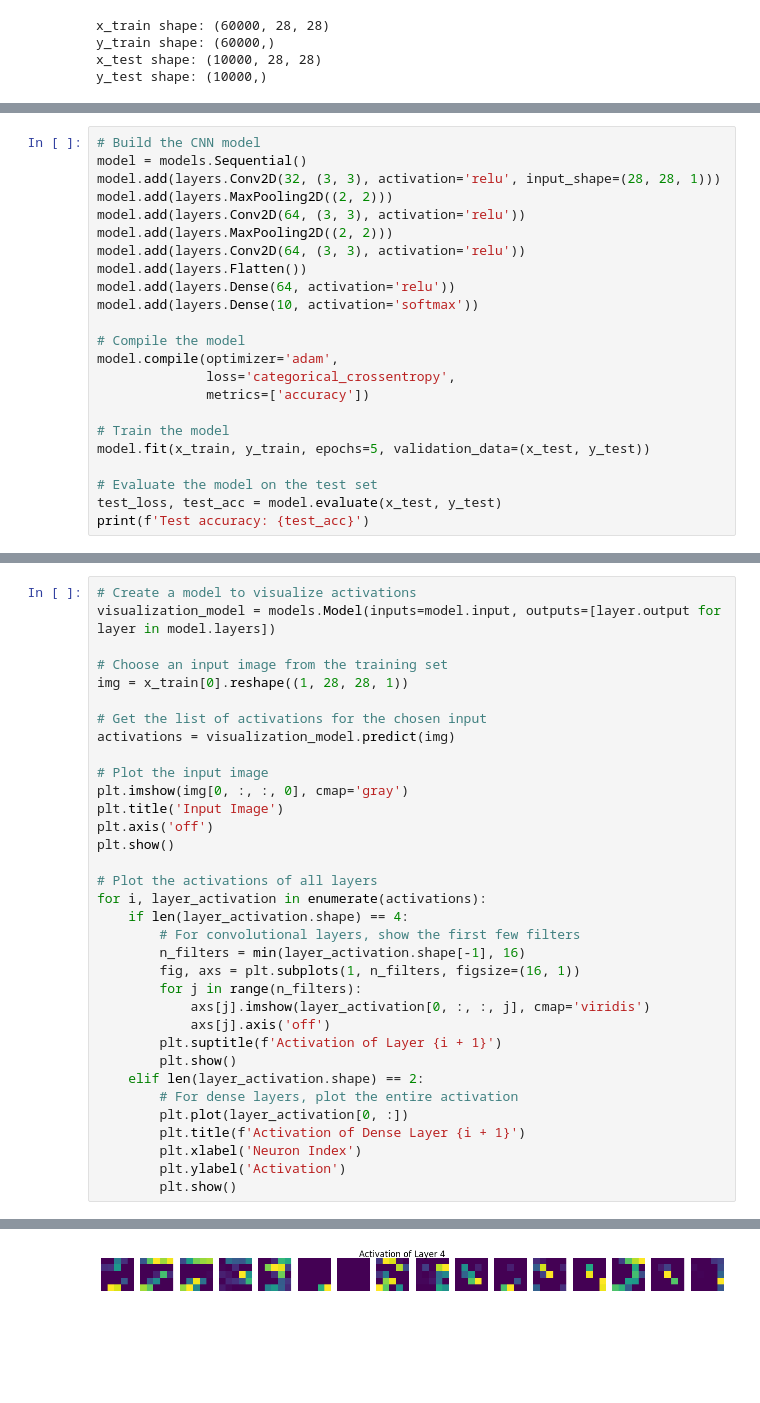
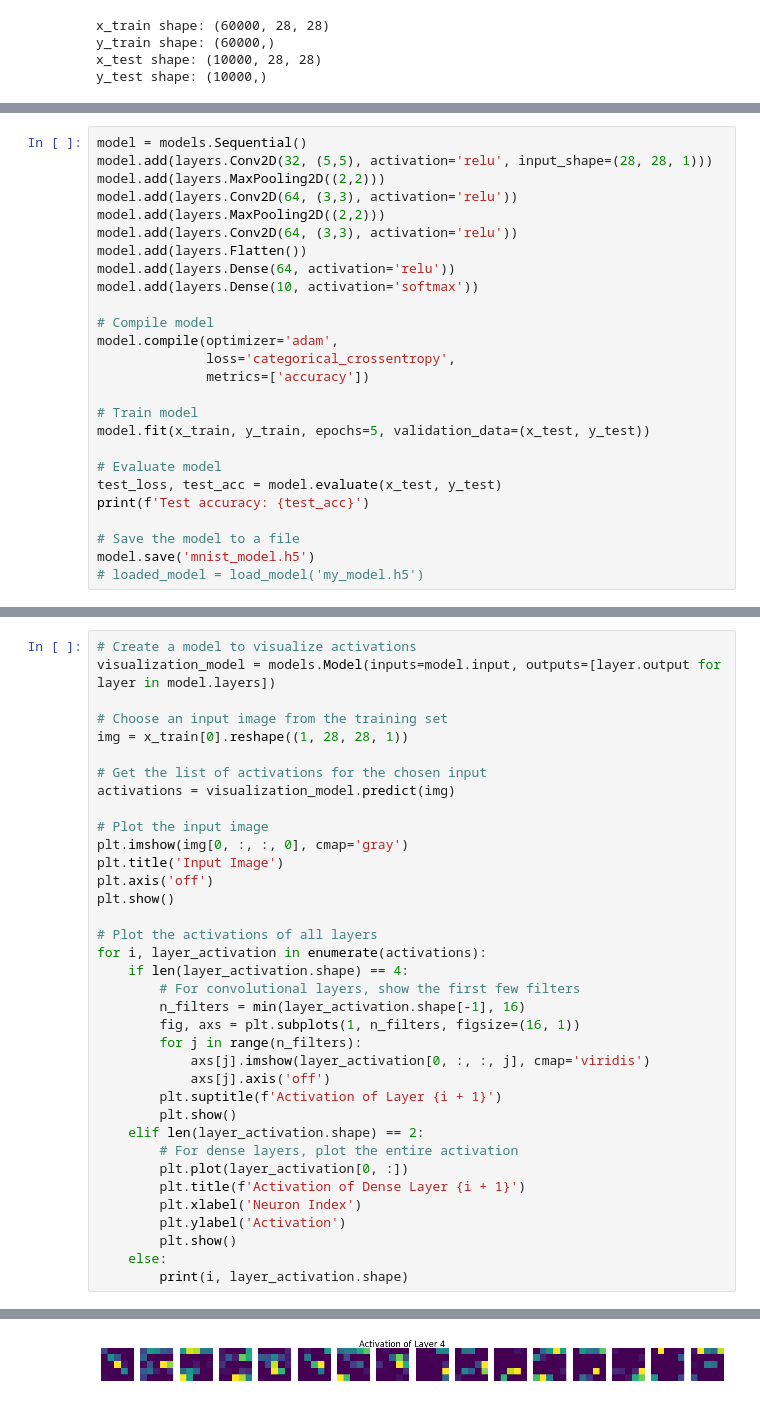
Before and after one commit to abearinatrap/cs551, a Jupyter notebook: a3.ipynb, the cells around one changed output, grey strips where cells are left out. Cells and saved outputs as stored; diff of their text form; blank space fills up the shorter version.

```diff
--- a/a3.ipynb
+++ b/a3.ipynb
@@ -55,25 +50,28 @@ print(y_train)
 # %%
-# Build the CNN model
 model = models.Sequential()
-model.add(layers.Conv2D(32, (3, 3), activation='relu', input_shape=(28, 28, 1)))
-model.add(layers.MaxPooling2D((2, 2)))
-model.add(layers.Conv2D(64, (3, 3), activation='relu'))
-model.add(layers.MaxPooling2D((2, 2)))
-model.add(layers.Conv2D(64, (3, 3), activation='relu'))
+model.add(layers.Conv2D(32, (5,5), activation='relu', input_shape=(28, 28, 1)))
+model.add(layers.MaxPooling2D((2,2)))
+model.add(layers.Conv2D(64, (3,3), activation='relu'))
+model.add(layers.MaxPooling2D((2,2)))
+model.add(layers.Conv2D(64, (3,3), activation='relu'))
 model.add(layers.Flatten())
 model.add(layers.Dense(64, activation='relu'))
 model.add(layers.Dense(10, activation='softmax'))
 
-# Compile the model
+# Compile model
 model.compile(optimizer='adam',
               loss='categorical_crossentropy',
               metrics=['accuracy'])
 
-# Train the model
+# Train model
 model.fit(x_train, y_train, epochs=5, validation_data=(x_test, y_test))
 
-# Evaluate the model on the test set
+# Evaluate model
 test_loss, test_acc = model.evaluate(x_test, y_test)
 print(f'Test accuracy: {test_acc}')
+
+# Save the model to a file
+model.save('mnist_model.h5')
+# loaded_model = load_model('my_model.h5')
 # %% [output]
 Epoch 1/5
@@ -183,4 +198,6 @@ for i, layer_activation in enumerate(activations):
         plt.xlabel('Neuron Index')
         plt.ylabel('Activation')
         plt.show()
+    else:
+        print(i, layer_activation.shape)
 # %% [output]
@@ -192 +209 @@ for i, layer_activation in enumerate(activations):
-[figure, old version]
+[figure, new version]
```
Also changed, not shown: parts of 6 cells of this notebook, 16 other files.
